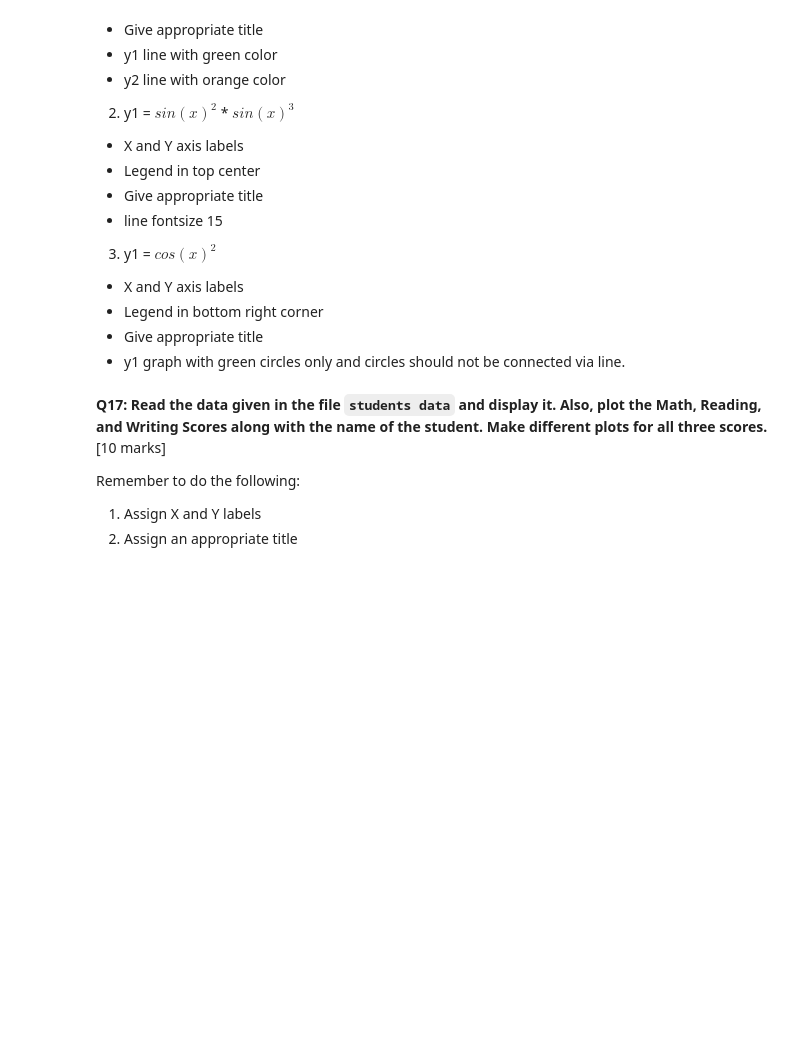
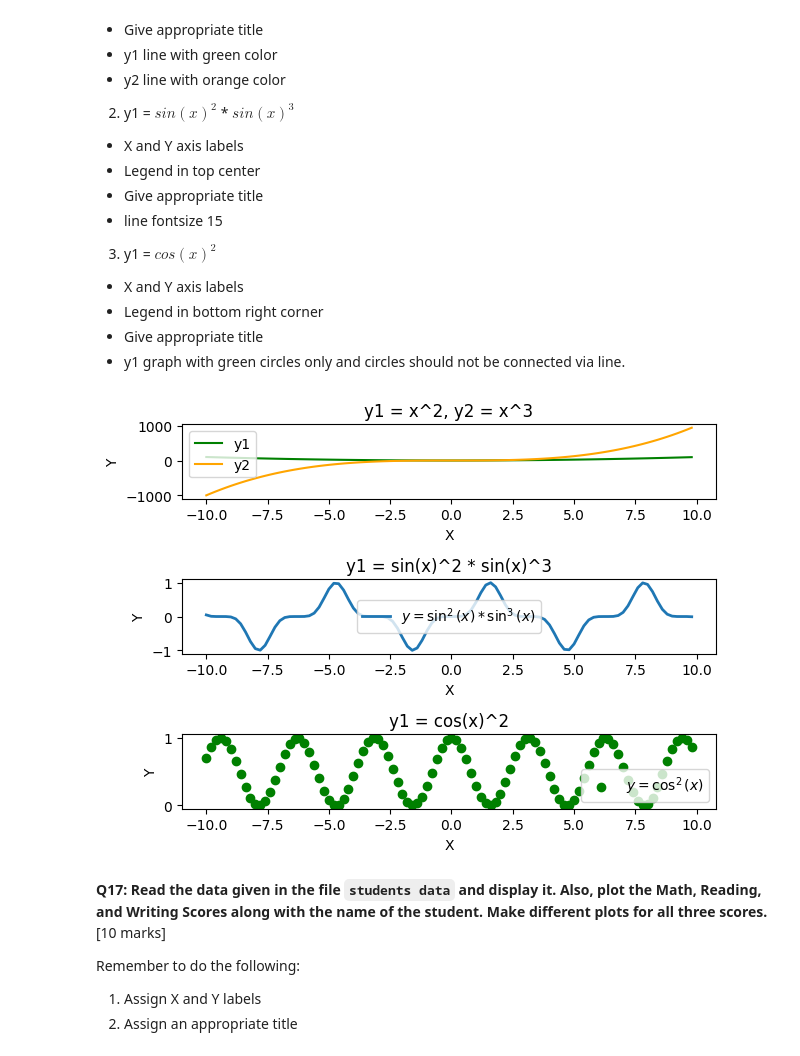
Before and after one commit to ShaheryarRafique/machine-learning, a Jupyter notebook: begineer_python_course.ipynb, the cells around one changed output. Saved outputs shown, nothing was run; the diff lists cells and outputs as text; code cells hidden in the pictures; blank space fills up the shorter version.

```diff
--- a/begineer_python_course.ipynb
+++ b/begineer_python_course.ipynb
@@ -1218,3 +1498,36 @@ x = np.arange(-10,10, 0.2)
+# %%
+x = np.arange(-10,10, 0.2)
+## Write your code here...
+import matplotlib.pyplot as plt
+fig, axs = plt.subplots(3, 1)
+
+y1 = x ** 2
+y2 = x ** 3
+axs[0].plot(x, y1, label='y1', color='green')
+axs[0].plot(x, y2, label='y2', color='orange')
+axs[0].set_xlabel('X')
+axs[0].set_ylabel('Y')
+axs[0].legend(loc='upper left')
+axs[0].set_title('y1 = x^2, y2 = x^3')
+
+y1 = np.sin(x) ** 2 * np.sin(x) ** 3
+axs[1].plot(x, y1, label=r'$y = \sin^2(x) * \sin^3(x)$', linewidth=2)
+axs[1].set_xlabel('X')
+axs[1].set_ylabel('Y')
+axs[1].legend(loc='center')
+axs[1].set_title('y1 = sin(x)^2 * sin(x)^3')
+
+y1 = np.cos(x) ** 2
+axs[2].scatter(x, y1, color='green', label=r'$y = \cos^2(x)$', marker='o')
+axs[2].set_xlabel('X')
+axs[2].set_ylabel('Y')
+axs[2].legend(loc='lower right')
+axs[2].set_title('y1 = cos(x)^2')
+
+plt.tight_layout()
+plt.show()
+# %% [output]
+[figure, added]
 # %% [markdown]
 **Q17: Read the data given in the file `students data` and display it.
 Also, plot the Math, Reading, and Writing Scores along with the name of the student. Make different plots for all three scores.** [10 marks]
```
Also changed, not shown: parts of 44 cells of this notebook.
